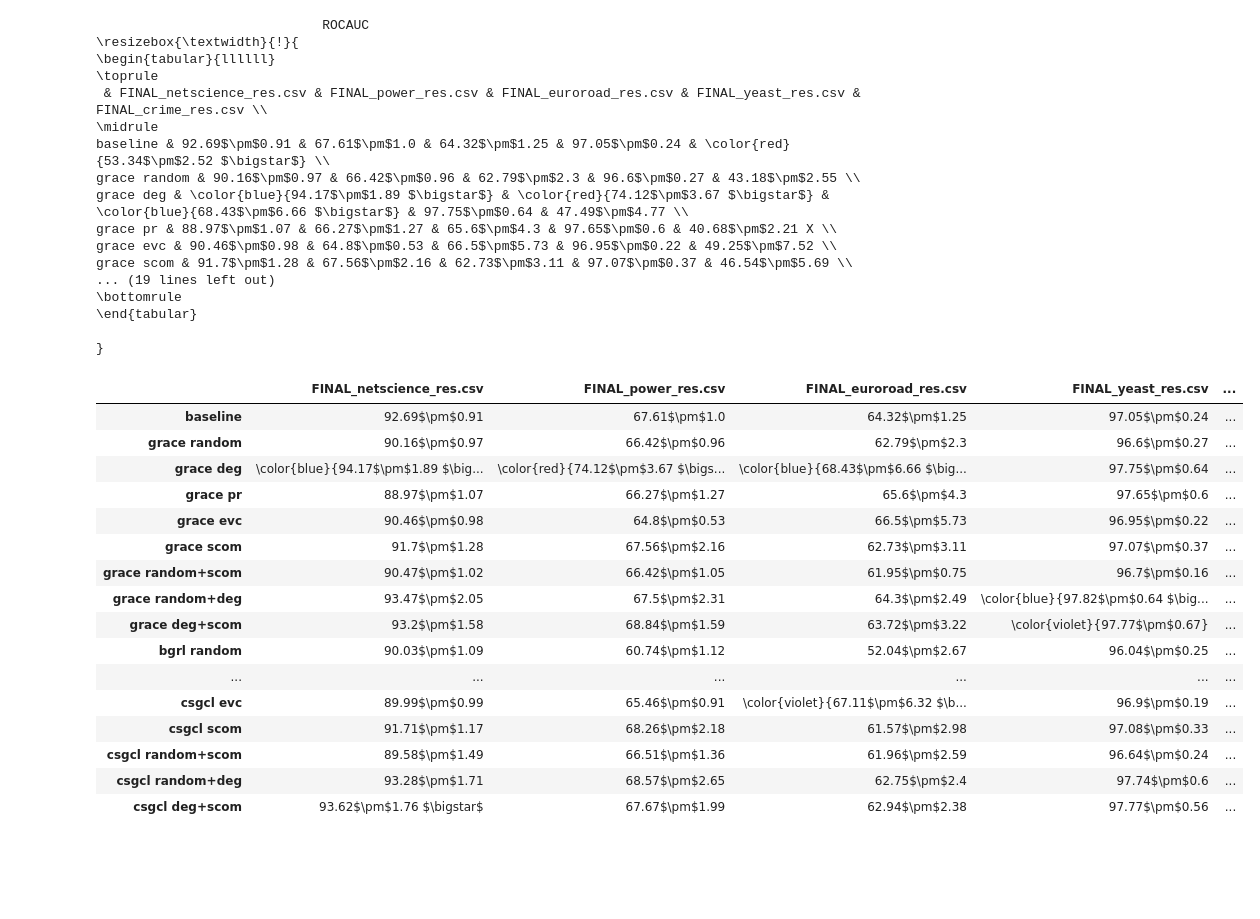
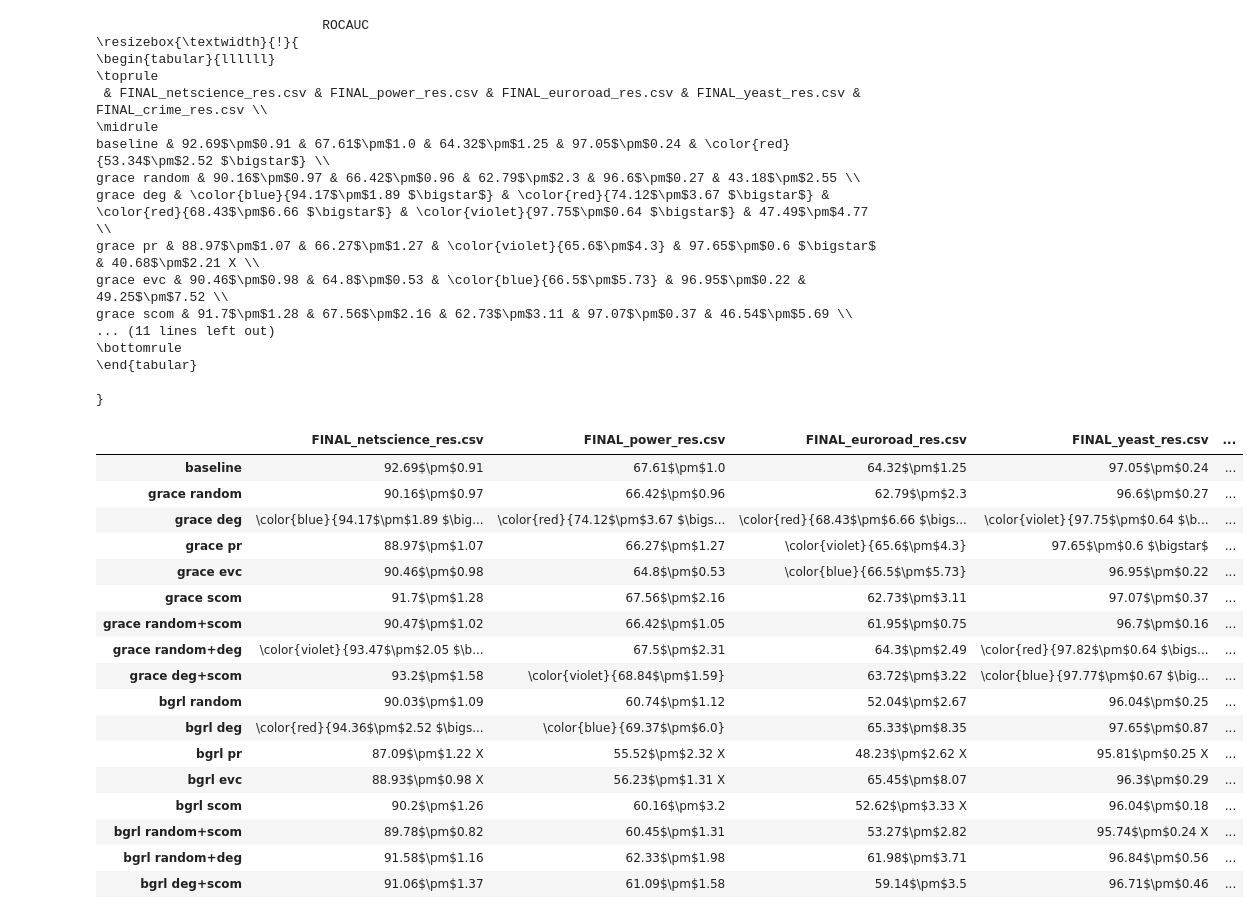
Before and after one commit to valentincuzin/GCL-Link-Prediction, a Jupyter notebook: New/output/Final_analysis.ipynb, the cells around one changed output. Cells and saved outputs as stored; diff of their text form; code cells hidden in the pictures; blank space fills up the shorter version.

```diff
--- a/New/output/Final_analysis.ipynb
+++ b/New/output/Final_analysis.ipynb
@@ -3,60 +46,62 @@ import utils as ut
 # %%
-# score
+# full comparatif non attr
 names = ['FINAL_netscience_res.csv',
 'FINAL_power_res.csv',
 'FINAL_euroroad_res.csv',
 'FINAL_yeast_res.csv',
 'FINAL_crime_res.csv']
+filtres = ['baseline','grace','bgrl']
 print("                             ROCAUC                      ")
-all_data, all_res = ut.mix_dataset(names, 'ROCAUC')
+all_data, all_res = ut.mix_dataset(names, 'ROCAUC', filtres)
 display(ut.tex_table(all_data, all_res).T)
 print("                             AP                      ")
-all_data, all_res = ut.mix_dataset(names, 'AP')
+all_data, all_res = ut.mix_dataset(names, 'AP', filtres)
 display(ut.tex_table(all_data, all_res).T)
 print("                             Hits@100                      ")
-all_data, all_res = ut.mix_dataset(names, 'Hits@100')
+all_data, all_res = ut.mix_dataset(names, 'Hits@100', filtres)
 display(ut.tex_table(all_data, all_res).T)
 print("                             Hits@50                      ")
-all_data, all_res = ut.mix_dataset(names, 'Hits@50')
+all_data, all_res = ut.mix_dataset(names, 'Hits@50', filtres)
 display(ut.tex_table(all_data, all_res).T)
 print("                             Hits@20                      ")
-all_data, all_res = ut.mix_dataset(names, 'Hits@20')
+all_data, all_res = ut.mix_dataset(names, 'Hits@20', filtres)
 display(ut.tex_table(all_data, all_res).T)
 # %% [output]
                              ROCAUC
 \resizebox{\textwidth}{!}{
 \begin{tabular}{llllll}
 \toprule
  & FINAL_netscience_res.csv & FINAL_power_res.csv & FINAL_euroroad_res.csv & FINAL_yeast_res.csv & FINAL_crime_res.csv \\
 \midrule
 baseline & 92.69$\pm$0.91 & 67.61$\pm$1.0 & 64.32$\pm$1.25 & 97.05$\pm$0.24 & \color{red}{53.34$\pm$2.52 $\bigstar$} \\
 grace random & 90.16$\pm$0.97 & 66.42$\pm$0.96 & 62.79$\pm$2.3 & 96.6$\pm$0.27 & 43.18$\pm$2.55 \\
-grace deg & \color{blue}{94.17$\pm$1.89 $\bigstar$} & \color{red}{74.12$\pm$3.67 $\bigstar$} & \color{blue}{68.43$\pm$6.66 $\bigstar$} & 97.75$\pm$0.64 & 47.49$\pm$4.77 \\
-grace pr & 88.97$\pm$1.07 & 66.27$\pm$1.27 & 65.6$\pm$4.3 & 97.65$\pm$0.6 & 40.68$\pm$2.21 X \\
-grace evc & 90.46$\pm$0.98 & 64.8$\pm$0.53 & 66.5$\pm$5.73 & 96.95$\pm$0.22 & 49.25$\pm$7.52 \\
+grace deg & \color{blue}{94.17$\pm$1.89 $\bigstar$} & \color{red}{74.12$\pm$3.67 $\bigstar$} & \color{red}{68.43$\pm$6.66 $\bigstar$} & \color{violet}{97.75$\pm$0.64 $\bigstar$} & 47.49$\pm$4.77 \\
+grace pr & 88.97$\pm$1.07 & 66.27$\pm$1.27 & \color{violet}{65.6$\pm$4.3} & 97.65$\pm$0.6 $\bigstar$ & 40.68$\pm$2.21 X \\
+grace evc & 90.46$\pm$0.98 & 64.8$\pm$0.53 & \color{blue}{66.5$\pm$5.73} & 96.95$\pm$0.22 & 49.25$\pm$7.52 \\
 grace scom & 91.7$\pm$1.28 & 67.56$\pm$2.16 & 62.73$\pm$3.11 & 97.07$\pm$0.37 & 46.54$\pm$5.69 \\
-... (19 lines left out)
+... (11 lines left out)
 \bottomrule
 \end{tabular}
 
 }
 |  | FINAL_netscience_res.csv | FINAL_power_res.csv | FINAL_euroroad_res.csv | FINAL_yeast_res.csv | ... |
 | baseline | 92.69$\pm$0.91 | 67.61$\pm$1.0 | 64.32$\pm$1.25 | 97.05$\pm$0.24 | ... |
 | grace random | 90.16$\pm$0.97 | 66.42$\pm$0.96 | 62.79$\pm$2.3 | 96.6$\pm$0.27 | ... |
-| grace deg | \color{blue}{94.17$\pm$1.89 $\big... | \color{red}{74.12$\pm$3.67 $\bigs... | \color{blue}{68.43$\pm$6.66 $\big... | 97.75$\pm$0.64 | ... |
-| grace pr | 88.97$\pm$1.07 | 66.27$\pm$1.27 | 65.6$\pm$4.3 | 97.65$\pm$0.6 | ... |
-| grace evc | 90.46$\pm$0.98 | 64.8$\pm$0.53 | 66.5$\pm$5.73 | 96.95$\pm$0.22 | ... |
+| grace deg | \color{blue}{94.17$\pm$1.89 $\big... | \color{red}{74.12$\pm$3.67 $\bigs... | \color{red}{68.43$\pm$6.66 $\bigs... | \color{violet}{97.75$\pm$0.64 $\b... | ... |
+| grace pr | 88.97$\pm$1.07 | 66.27$\pm$1.27 | \color{violet}{65.6$\pm$4.3} | 97.65$\pm$0.6 $\bigstar$ | ... |
+| grace evc | 90.46$\pm$0.98 | 64.8$\pm$0.53 | \color{blue}{66.5$\pm$5.73} | 96.95$\pm$0.22 | ... |
 | grace scom | 91.7$\pm$1.28 | 67.56$\pm$2.16 | 62.73$\pm$3.11 | 97.07$\pm$0.37 | ... |
 | grace random+scom | 90.47$\pm$1.02 | 66.42$\pm$1.05 | 61.95$\pm$0.75 | 96.7$\pm$0.16 | ... |
-| grace random+deg | 93.47$\pm$2.05 | 67.5$\pm$2.31 | 64.3$\pm$2.49 | \color{blue}{97.82$\pm$0.64 $\big... | ... |
-| grace deg+scom | 93.2$\pm$1.58 | 68.84$\pm$1.59 | 63.72$\pm$3.22 | \color{violet}{97.77$\pm$0.67} | ... |
+| grace random+deg | \color{violet}{93.47$\pm$2.05 $\b... | 67.5$\pm$2.31 | 64.3$\pm$2.49 | \color{red}{97.82$\pm$0.64 $\bigs... | ... |
+| grace deg+scom | 93.2$\pm$1.58 | \color{violet}{68.84$\pm$1.59} | 63.72$\pm$3.22 | \color{blue}{97.77$\pm$0.67 $\big... | ... |
 | bgrl random | 90.03$\pm$1.09 | 60.74$\pm$1.12 | 52.04$\pm$2.67 | 96.04$\pm$0.25 | ... |
-| ... | ... | ... | ... | ... | ... |
-| csgcl evc | 89.99$\pm$0.99 | 65.46$\pm$0.91 | \color{violet}{67.11$\pm$6.32 $\b... | 96.9$\pm$0.19 | ... |
-| csgcl scom | 91.71$\pm$1.17 | 68.26$\pm$2.18 | 61.57$\pm$2.98 | 97.08$\pm$0.33 | ... |
-| csgcl random+scom | 89.58$\pm$1.49 | 66.51$\pm$1.36 | 61.96$\pm$2.59 | 96.64$\pm$0.24 | ... |
-| csgcl random+deg | 93.28$\pm$1.71 | 68.57$\pm$2.65 | 62.75$\pm$2.4 | 97.74$\pm$0.6 | ... |
-| csgcl deg+scom | 93.62$\pm$1.76 $\bigstar$ | 67.67$\pm$1.99 | 62.94$\pm$2.38 | 97.77$\pm$0.56 | ... |
+| bgrl deg | \color{red}{94.36$\pm$2.52 $\bigs... | \color{blue}{69.37$\pm$6.0} | 65.33$\pm$8.35 | 97.65$\pm$0.87 | ... |
+| bgrl pr | 87.09$\pm$1.22 X | 55.52$\pm$2.32 X | 48.23$\pm$2.62 X | 95.81$\pm$0.25 X | ... |
+| bgrl evc | 88.93$\pm$0.98 X | 56.23$\pm$1.31 X | 65.45$\pm$8.07 | 96.3$\pm$0.29 | ... |
+| bgrl scom | 90.2$\pm$1.26 | 60.16$\pm$3.2 | 52.62$\pm$3.33 X | 96.04$\pm$0.18 | ... |
+| bgrl random+scom | 89.78$\pm$0.82 | 60.45$\pm$1.31 | 53.27$\pm$2.82 | 95.74$\pm$0.24 X | ... |
+| bgrl random+deg | 91.58$\pm$1.16 | 62.33$\pm$1.98 | 61.98$\pm$3.71 | 96.84$\pm$0.56 | ... |
+| bgrl deg+scom | 91.06$\pm$1.37 | 61.09$\pm$1.58 | 59.14$\pm$3.5 | 96.71$\pm$0.46 | ... |
                              AP
 \resizebox{\textwidth}{!}{
 \begin{tabular}{llllll}
```
Also changed, not shown: parts of 6 cells of this notebook.
